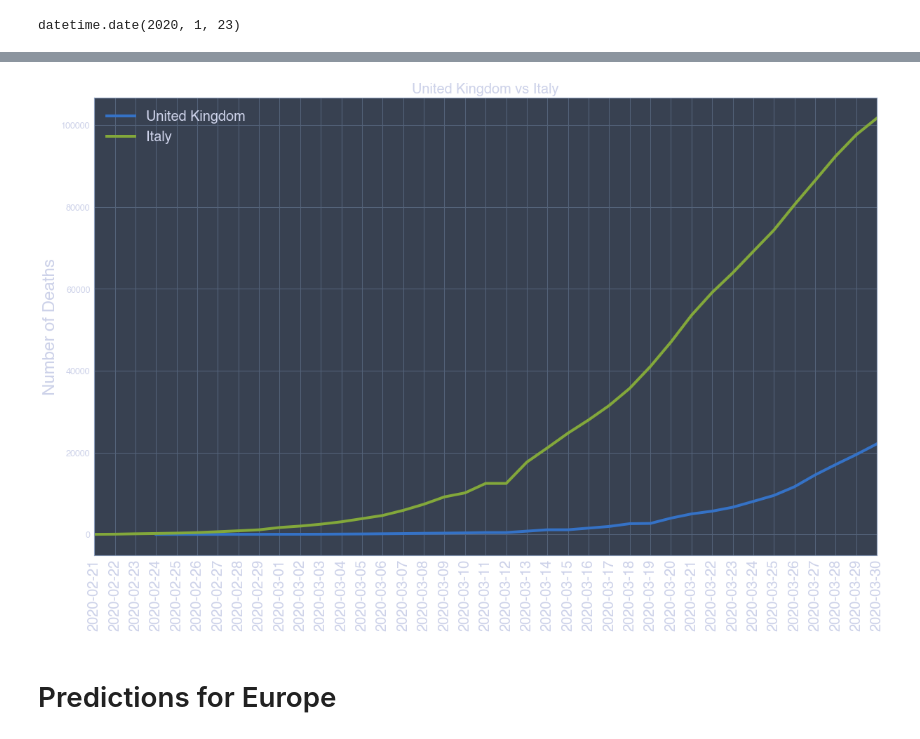
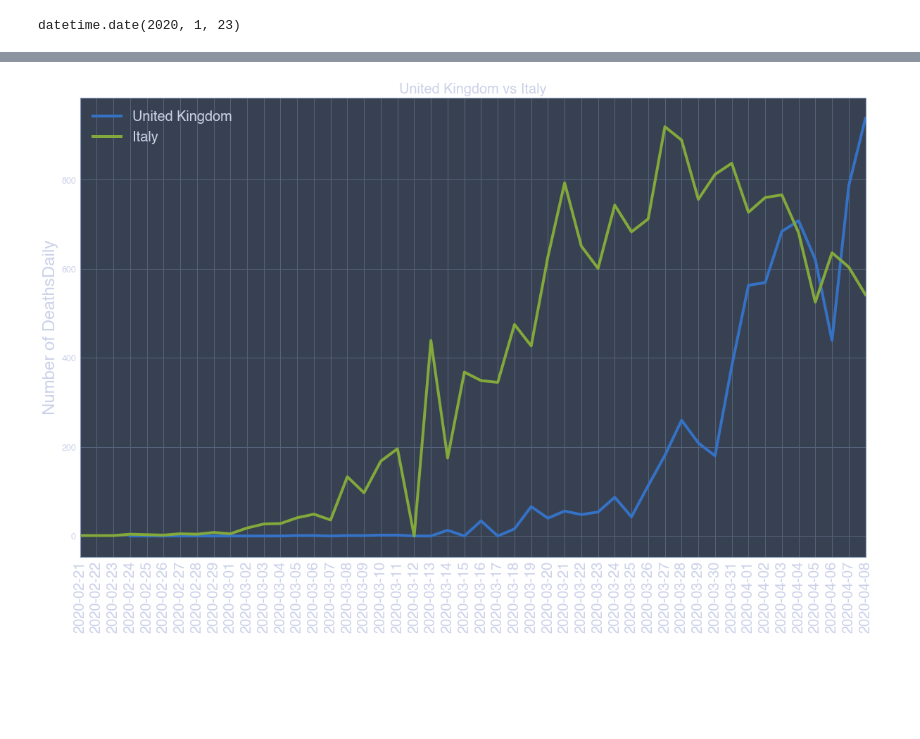
Before and after one commit to alex-rpd/nCoV2019, a Jupyter notebook: nCoV analysis.ipynb, the cells around one changed output, grey strips where cells are left out. Drawn from its saved outputs; the diff is of its cells as text; code cells hidden in the pictures; blank space fills up the shorter version.

```diff
--- a/nCoV analysis.ipynb
+++ b/nCoV analysis.ipynb
@@ -1208,31 +1220,29 @@ if country2 in minor_measures.keys():
 # %%
 foo = df3[df3['Confirmed'] > 10]
 x3 = foo[foo['Province/State'] == 'United Kingdom']['Date']
 x4 = foo[foo['Province/State'] == 'Italy']['Date']
 
-y3 = foo[foo['Province/State'] == 'United Kingdom']['Confirmed']
-y4 = foo[foo['Province/State'] == 'Italy']['Confirmed']
+y3 = foo[foo['Province/State'] == 'United Kingdom']['DeathsDaily']
+y4 = foo[foo['Province/State'] == 'Italy']['DeathsDaily']
 
 fig, ax = plt.subplots(figsize = (20,12))
 
 
 ax.set_xlim(np.datetime64('2020-02-25'), max(x4))
 
 
 ax.plot(x3, y3, linewidth=4, label = 'United Kingdom')
 ax.plot(x4, y4, linewidth=4, label = 'Italy')
 
 
 ax.set_title('United Kingdom vs Italy', fontsize = 20)
-ax.set_ylabel('Number of Deaths', fontsize = 24)
+ax.set_ylabel('Number of DeathsDaily', fontsize = 24)
 ax.tick_params(axis = 'x', labelsize=20, rotation=90)
 ax.set_xticks(x4)
 
 
 plt.legend(frameon=False, fontsize=20)
 
 plt.show()
 # %% [output]
-[figure, old version]
+[figure, new version]
-# %% [markdown]
-# Predictions for Europe
```
Also changed, not shown: parts of 39 cells of this notebook, 18 other files.
